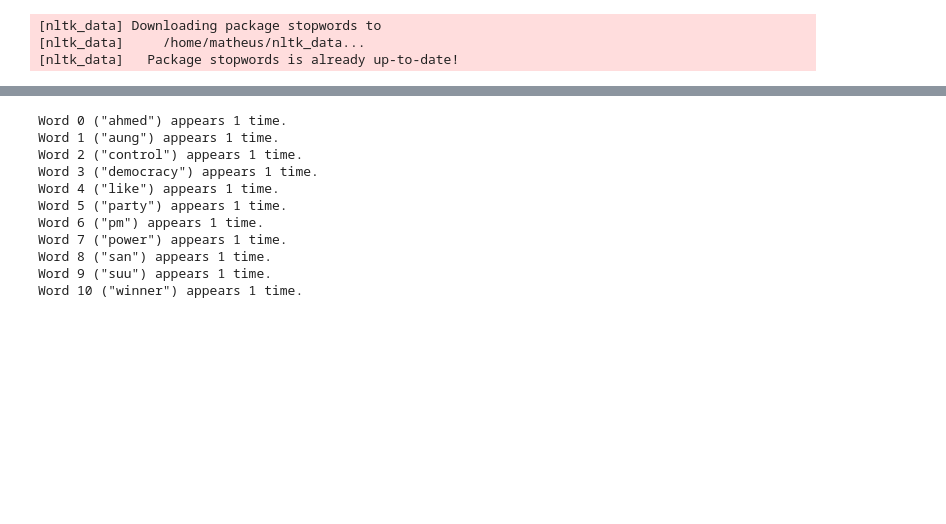
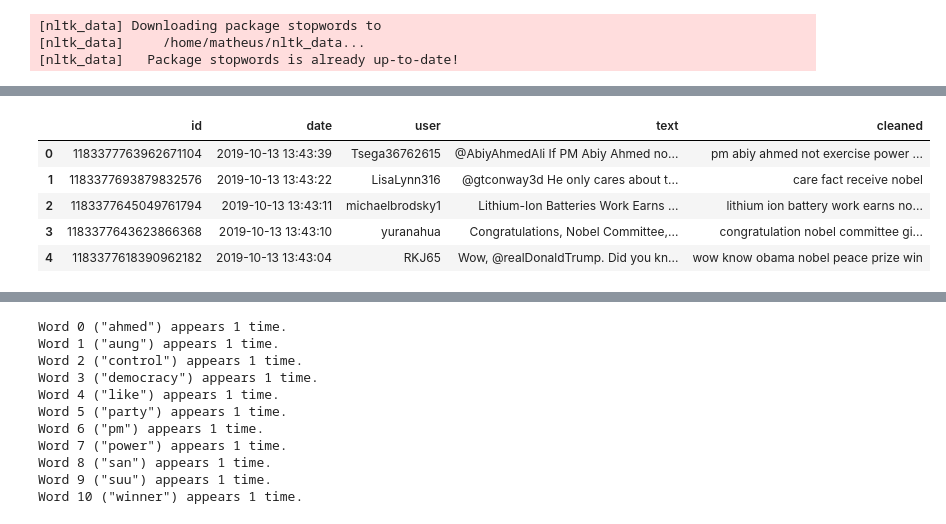
Before and after one commit to rmohashi/tweet-emotion-recognition, a Jupyter notebook: notebooks/Topic segmentation.ipynb, the cells around one changed output, grey strips where cells are left out. Saved outputs shown, nothing was run; the diff lists cells and outputs as text; code cells hidden in the pictures; blank space fills up the shorter version.

```diff
--- a/notebooks/Topic segmentation.ipynb
+++ b/notebooks/Topic segmentation.ipynb
@@ -34,5 +34,14 @@ df.cleaned.head()
 4                 wow know obama nobel peace prize win
 Name: cleaned, dtype: object
+# %%
+df.head()
+# %% [output]
+|  | id | date | user | text | cleaned |
+| 0 | 1183377763962671104 | 2019-10-13 13:43:39 | Tsega36762615 | @AbiyAhmedAli If PM Abiy Ahmed no... | pm abiy ahmed not exercise power ... |
+| 1 | 1183377693879832576 | 2019-10-13 13:43:22 | LisaLynn316 | @gtconway3d He only cares about t... | care fact receive nobel |
+| 2 | 1183377645049761794 | 2019-10-13 13:43:11 | michaelbrodsky1 | Lithium-Ion Batteries Work Earns ... | lithium ion battery work earns no... |
+| 3 | 1183377643623866368 | 2019-10-13 13:43:10 | yuranahua | Congratulations, Nobel Committee,... | congratulation nobel committee gi... |
+| 4 | 1183377618390962182 | 2019-10-13 13:43:04 | RKJ65 | Wow, @realDonaldTrump. Did you kn... | wow know obama nobel peace prize win |
 # %%
 preprocessed_tweets = [tweet.split() for tweet in df.cleaned]
 preprocessed_tweets[1:2]
```
Also changed, not shown: parts of 24 cells of this notebook, 3 other files.
